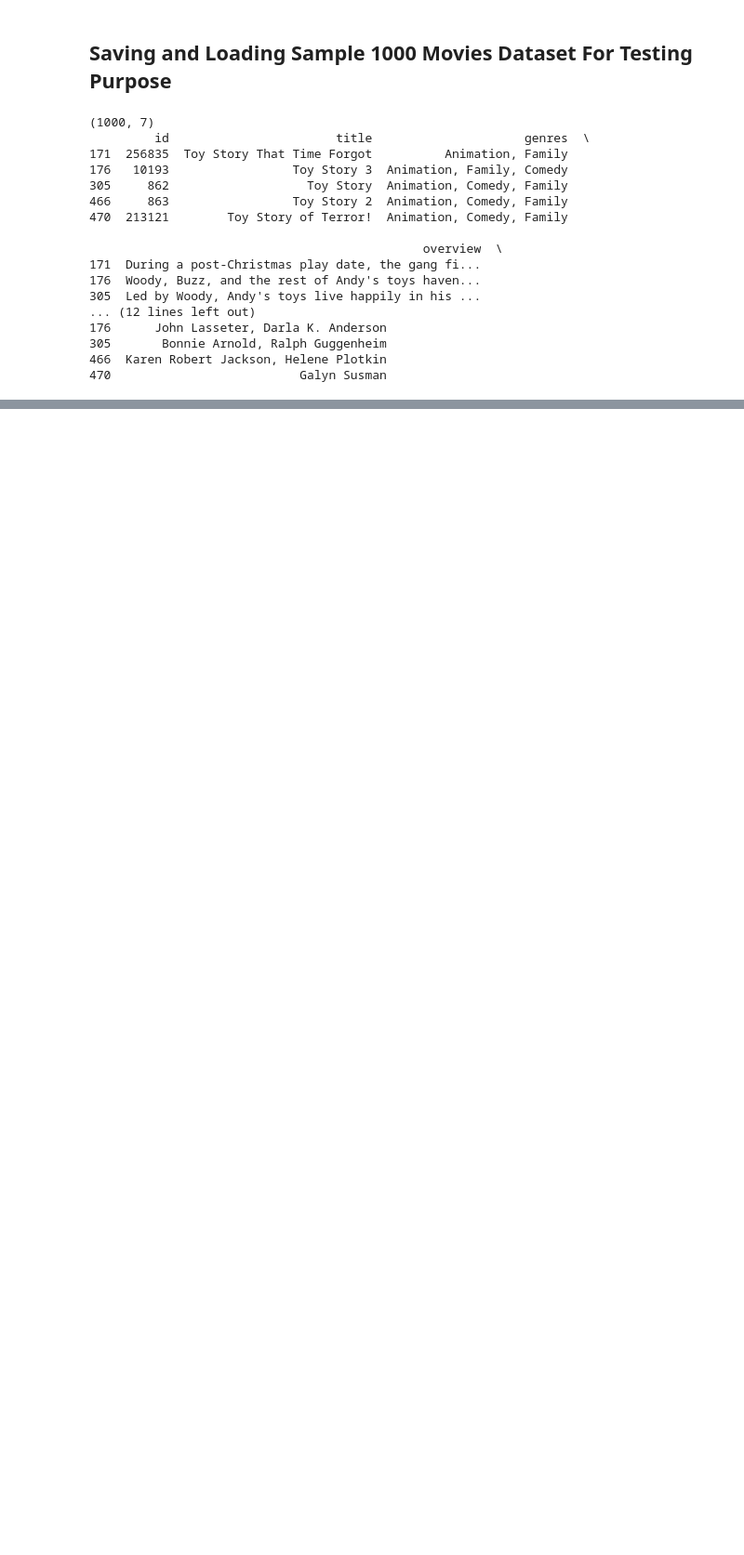
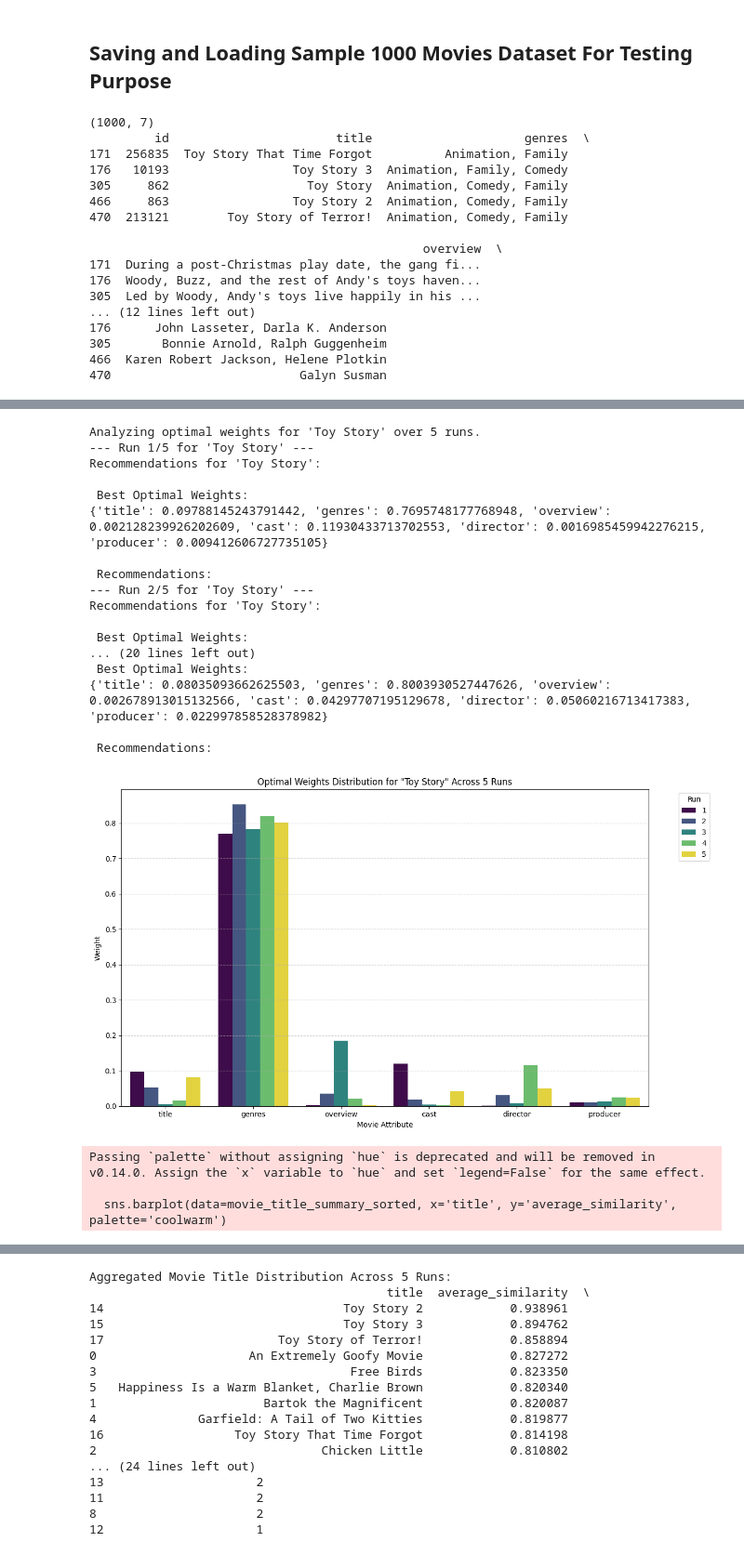
Before and after one commit to sandarataut/movies_recommendation, a Jupyter notebook: notebooks/04_nlp_movie_recommender.ipynb, the cells around one changed output, grey strips where cells are left out. Shown at 93% size. Cells and saved outputs as stored; diff of their text form; code cells hidden in the pictures; blank space fills up the shorter version.

Commit message:
Added Visualization to analyze the result

```diff
--- a/notebooks/04_nlp_movie_recommender.ipynb
+++ b/notebooks/04_nlp_movie_recommender.ipynb
@@ -250,8 +250,10 @@ class MovieRecommender:
         print("\n Best Optimal Weights: ")
         print(optimal_weights)
         self.set_weights(optimal_weights)
+        print("\n Recommendations: ")
         recommendations = self.get_recommendations(target_movie_index, num_recommendations)
-        return recommendations
+        # print(recommendations)
+        return recommendations, optimal_weights
 # %% [markdown]
 <h2>Testing</h2>
 # %%
@@ -261,7 +263,7 @@ recommender = MovieRecommender()
 # 2. Recommend movies
 movie_title = "Toy Story"
 try:
-    recommendations_df = recommender.recommend_movies(movie_title)
+    recommendations_df, optimal_weights = recommender.recommend_movies(movie_title)
     print(f"\n Results: ")
     print(recommendations_df[['title', 'combined_similarity']])
 except ValueError as e:
@@ -291,7 +293,7 @@ recommender = MovieRecommender()
 # 2. Recommend movies
 movie_title = "Toy Story"
 try:
-    recommendations_df = recommender.recommend_movies(movie_title)
+    recommendations_df, optimal_weights = recommender.recommend_movies(movie_title)
     print(f"\n Results: ")
     print(recommendations_df[['title', 'combined_similarity']])
 except ValueError as e:
@@ -355,0 +460,36 @@ sample_1000_df.to_pickle("../sample_1000_for_recommender_model_df.pkl")
+# %%
+# Set the movie title you want to analyze
+movie_to_analyze = "Toy Story"
+# Set the number of times to run the optimal weight search (n)
+number_of_runs = 5
+# Set the number of recommendations to retrieve for each run
+number_of_recommendations = 10
+
+# Run the analysis and get the results
+optimal_weights_df, final_recommendations = run_analysis(
+    movie_to_analyze,
+    num_runs=number_of_runs,
+    num_recommendations=number_of_recommendations
+)
+# %% [output]
+Analyzing optimal weights for 'Toy Story' over 5 runs.
+--- Run 1/5 for 'Toy Story' ---
+Recommendations for 'Toy Story':
+
+ Best Optimal Weights:
+{'title': 0.09788145243791442, 'genres': 0.7695748177768948, 'overview': 0.002128239926202609, 'cast': 0.11930433713702553, 'director': 0.0016985459942276215, 'producer': 0.009412606727735105}
+
+ Recommendations:
+--- Run 2/5 for 'Toy Story' ---
+Recommendations for 'Toy Story':
+
+ Best Optimal Weights:
+... (20 lines left out)
+ Best Optimal Weights:
+{'title': 0.08035093662625503, 'genres': 0.8003930527447626, 'overview': 0.002678913015132566, 'cast': 0.04297707195129678, 'director': 0.05060216713417383, 'producer': 0.022997858528378982}
+
+ Recommendations:
+[figure, added]
+Passing `palette` without assigning `hue` is deprecated and will be removed in v0.14.0. Assign the `x` variable to `hue` and set `legend=False` for the same effect.
+
+  sns.barplot(data=movie_title_summary_sorted, x='title', y='average_similarity', palette='coolwarm')
@@ -355,0 +497,17 @@ sample_1000_df.to_pickle("../sample_1000_for_recommender_model_df.pkl")
+Aggregated Movie Title Distribution Across 5 Runs:
+                                         title  average_similarity  \
+14                                 Toy Story 2            0.938961
+15                                 Toy Story 3            0.894762
+17                        Toy Story of Terror!            0.858894
+0                     An Extremely Goofy Movie            0.827272
+3                                   Free Birds            0.823350
+5   Happiness Is a Warm Blanket, Charlie Brown            0.820340
+1                       Bartok the Magnificent            0.820087
+4              Garfield: A Tail of Two Kitties            0.819877
+16                  Toy Story That Time Forgot            0.814198
+2                               Chicken Little            0.810802
+... (24 lines left out)
+13                     2
+11                     2
+8                      2
+12                     1
```
Also changed, not shown: parts of 4 cells of this notebook, 2 other files.
